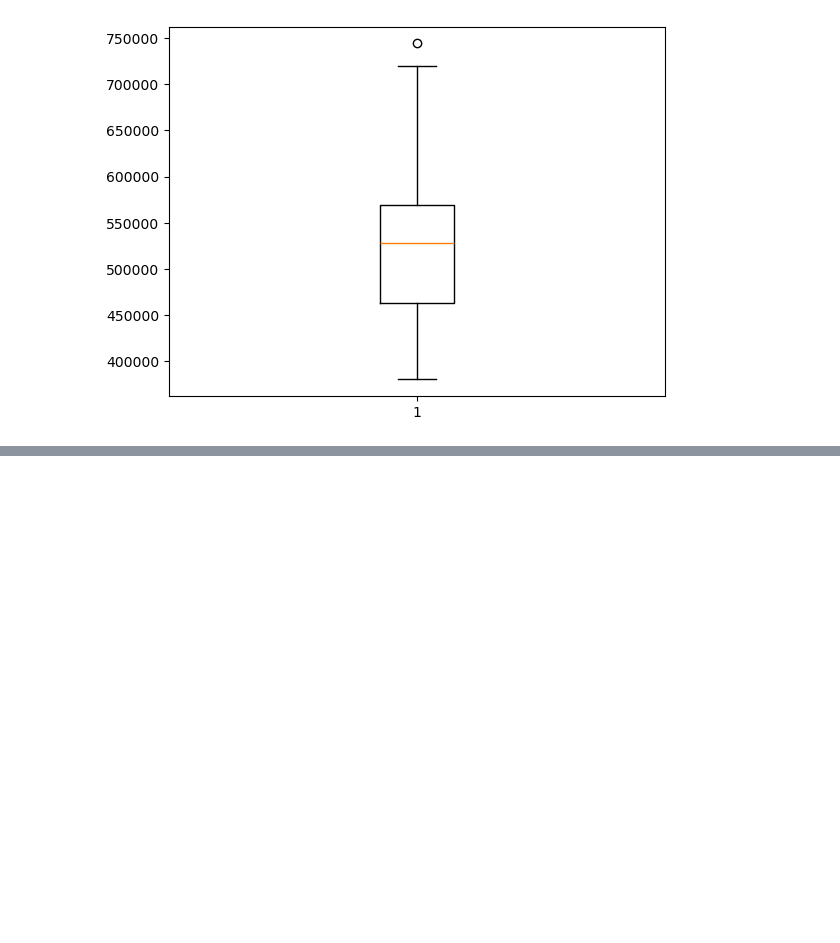
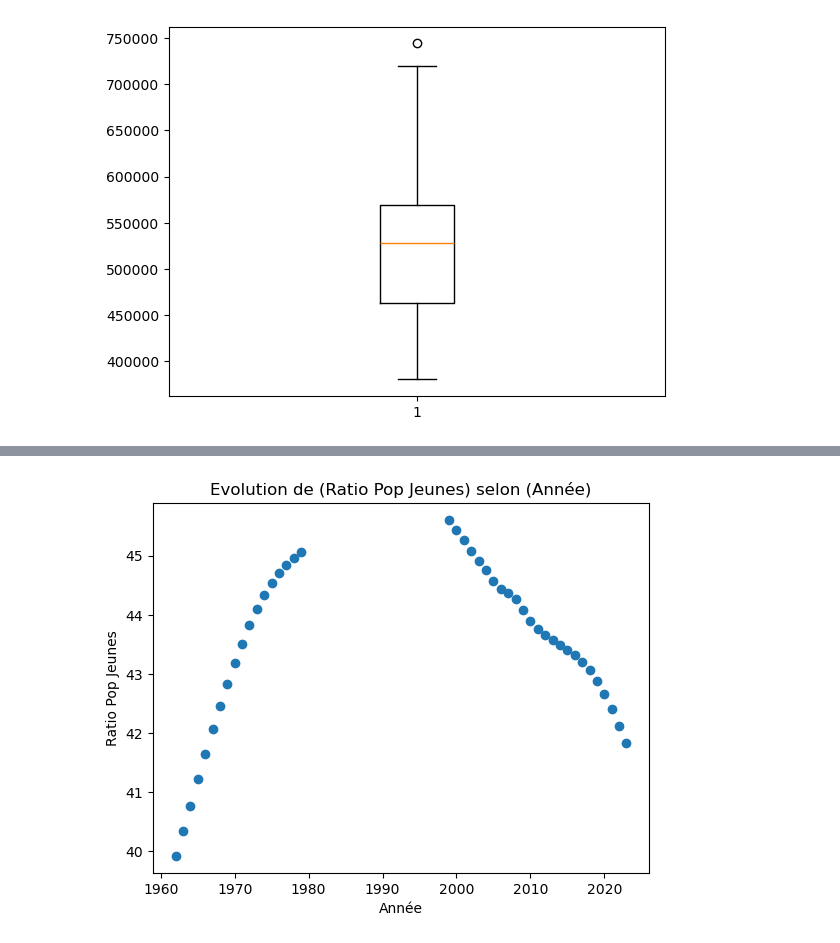
Before and after one commit to FidTCHANDO/ANIP_Challenge1, a Jupyter notebook: Tache_2_Tchando_SikaFidele_Notebook_JJMM.ipynb, the cells around one changed output, grey strips where cells are left out. Saved outputs shown, nothing was run; the diff lists cells and outputs as text; code cells hidden in the pictures; blank space fills up the shorter version.

```diff
--- a/Tache_2_Tchando_SikaFidele_Notebook_JJMM.ipynb
+++ b/Tache_2_Tchando_SikaFidele_Notebook_JJMM.ipynb
@@ -111,0 +134,8 @@ benin_df.columns
+# %%
+benin_df["Ratio Pop Jeunes"] = benin_df["Population 0-14"]*100/benin_df[["Population 0-14",
+                                                                     "Population 15-59",
+                                                                     "Population 60+"]].sum(axis=1)
+# %%
+nuage_de_points(x="Année", y="Ratio Pop Jeunes", donnees=benin_df)
+# %% [output]
+[figure, added]
```
Also changed, not shown: parts of 4 cells of this notebook.
